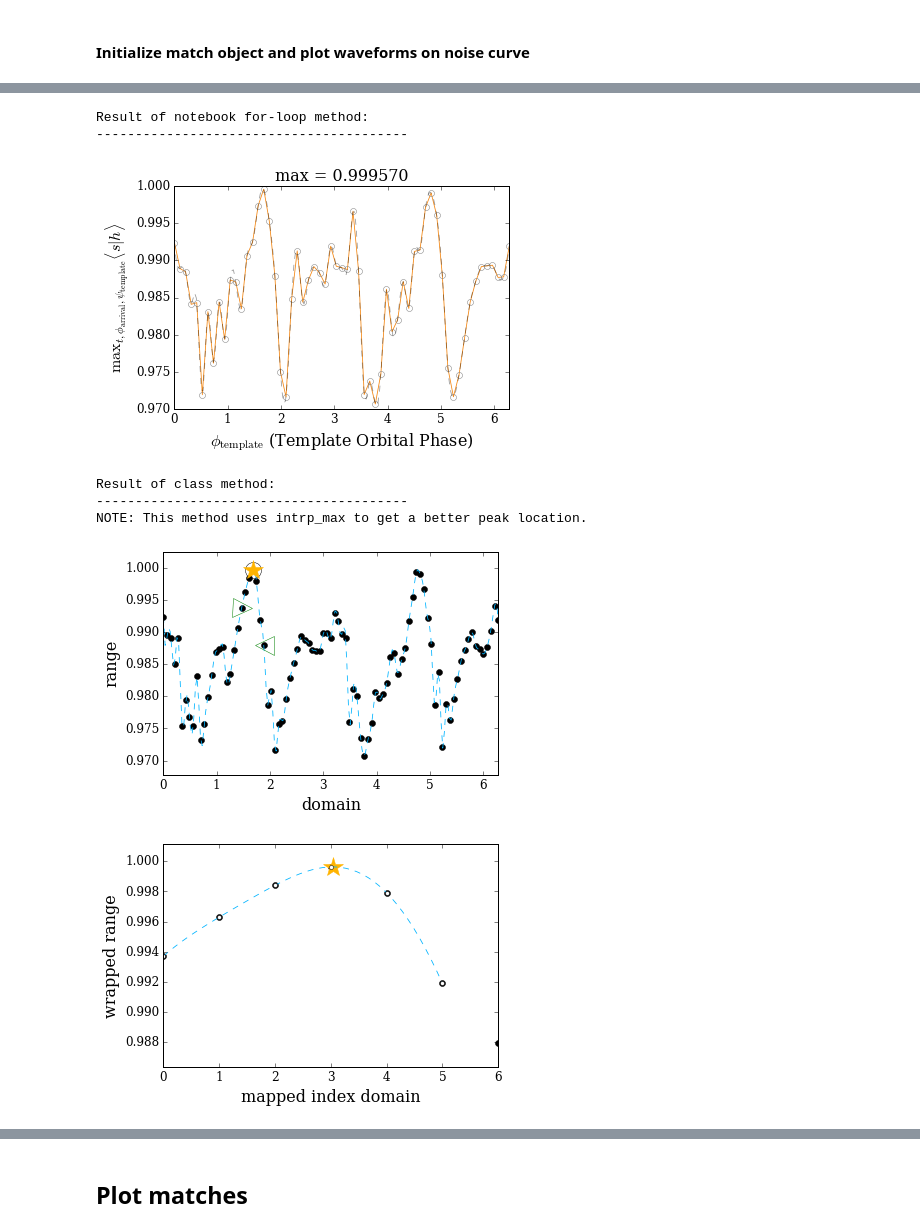
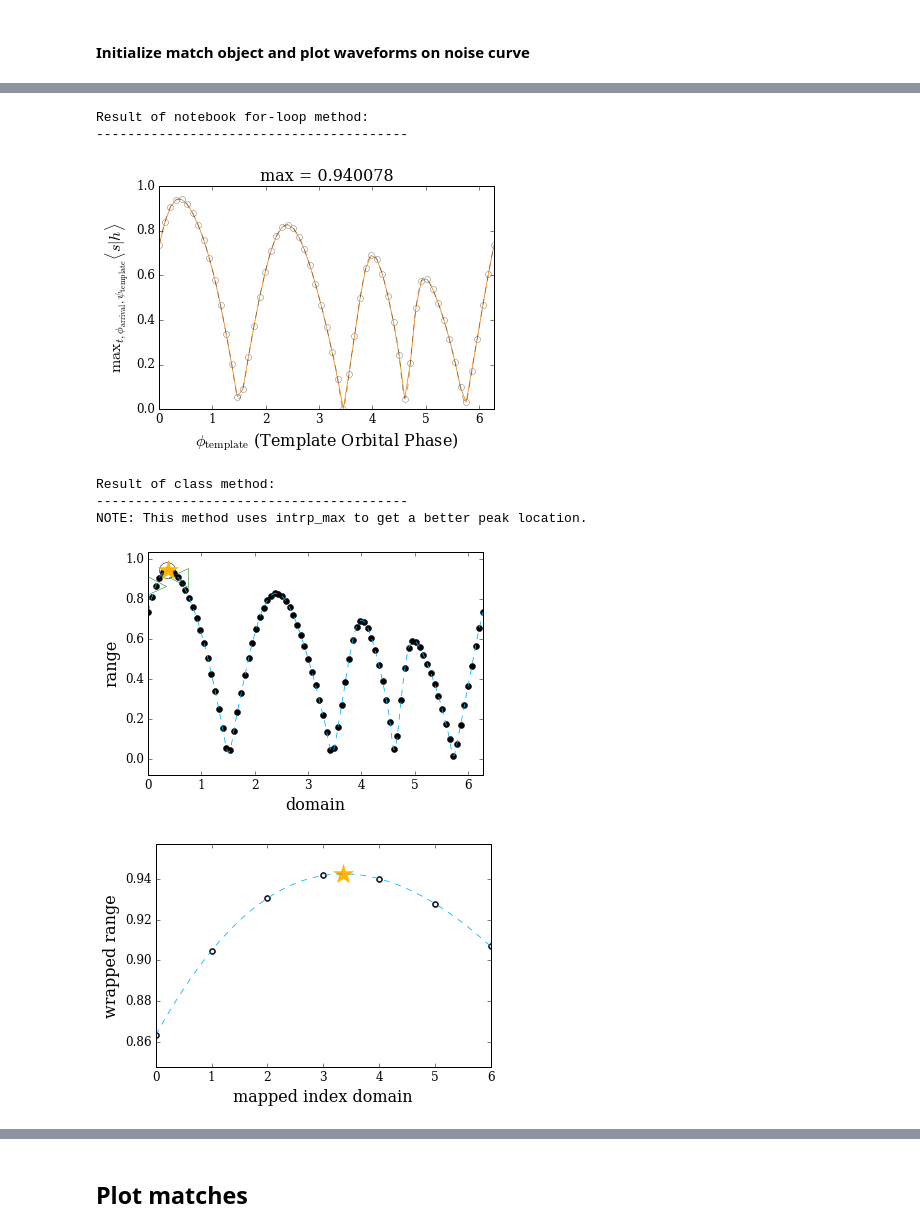
Before and after one commit to llondon6/review_ringdownFD_nikhef, a Jupyter notebook: factory/mmrdns_faithfullness.ipynb, the cells around one changed output, grey strips where cells are left out. Drawn from its saved outputs; the diff is of its cells as text; code cells hidden in the pictures.

```diff
--- a/factory/mmrdns_faithfullness.ipynb
+++ b/factory/mmrdns_faithfullness.ipynb
@@ -51,7 +51,9 @@ from scipy.interpolate import InterpolatedUnivariateSpline as spline
 ## Select and Load NR Data
 # %%
 # Find simlations to load
-# A = scsearch(keyword='q10c25e_T_112_448',verbose=True,nonspinning=True)
-A = scsearch(keyword='D11_q1.00_a0.0_m240',verbose=True)
+A = scsearch(keyword='q10c25e_T_112_448',verbose=True,nonspinning=True)
+# A = scsearch(keyword='D11_q1.00_a0.0_m240',verbose=True)
 # A = scsearch(keyword='q18a0a0c025_144',verbose=True)
+# A = scsearch(keyword='q4a0_T_112_448',verbose=True)
+# A = scsearch(q=4,nonspinning=True,verbose=True)
 # %% [output]
@@ -222,35 +225,36 @@ template_phi_wfarr_fun = lambda PHI: template_wfarr_fun( theta, PHI )
 
 
 #
 matchlist = []
 for phi in phi_range:
     #
     mo.apply( template_wfarr = template_phi_wfarr_fun(phi) )
-    matchlist.append(  mo.calc_template_pol_optimized_match() )
+    matchlist.append(  mo.brute_match(timeoptoff=True) )
+    # matchlist.append(  mo.calc_template_pol_optimized_match() )
 
 #
 print '\nResult of notebook for-loop method:\n%s'%(20*'--')
 
 plot( phi_range, matchlist, marker='o', color='#f48713', mfc='none', mec=0.5*ones(3) )
 phi_ = linspace(0,2*pi,2e2)
 plot( phi_, spline(phi_range,matchlist)(phi_), '--k', alpha=0.4 )
 
 xlabel(r'$\phi_{\mathrm{template}}$ (Template Orbital Phase)')
 xlim(lim(phi_))
 # title('$\psi_{\mathrm{signal}} = %1.2f$'%mo.signal['polarization'])
 ylabel(r'$ \operatorname{max}_{t,\phi_{\mathrm{arrival}},\psi_{\mathrm{template}}} \langle s | h \rangle$')
 title('max = %f'%max(matchlist) )
 # title(r'Optimized over $\psi_{\mathrm{template}}$')
 show()
 
 print '\nResult of class method:\n%s\nNOTE: This method uses intrp_max to get a better peak location.'%(20*'--')
-mo.calc_template_phi_optimized_match(template_phi_wfarr_fun,plot=True);
+mo.calc_template_phi_optimized_match( template_phi_wfarr_fun, method='numerical', timeoptoff=True, plot=True );
 # %% [output]
 Result of notebook for-loop method:
 ----------------------------------------
-[figure, old version]
+[figure, new version]
 Result of class method:
 ----------------------------------------
 NOTE: This method uses intrp_max to get a better peak location.
-[figure, old version]
+[figure, new version]
-[figure, old version]
+[figure, new version]
```
Also changed, not shown: parts of 8 cells of this notebook, 3 other files.
